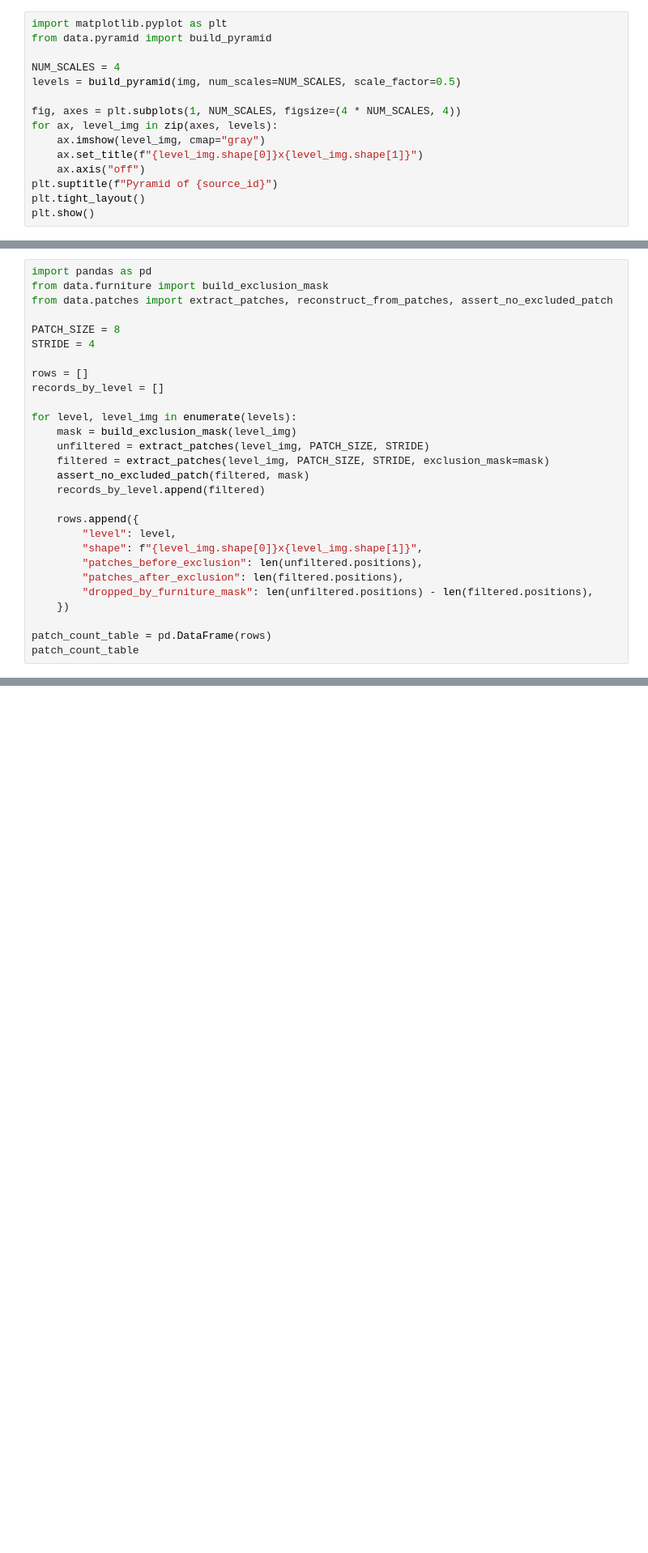
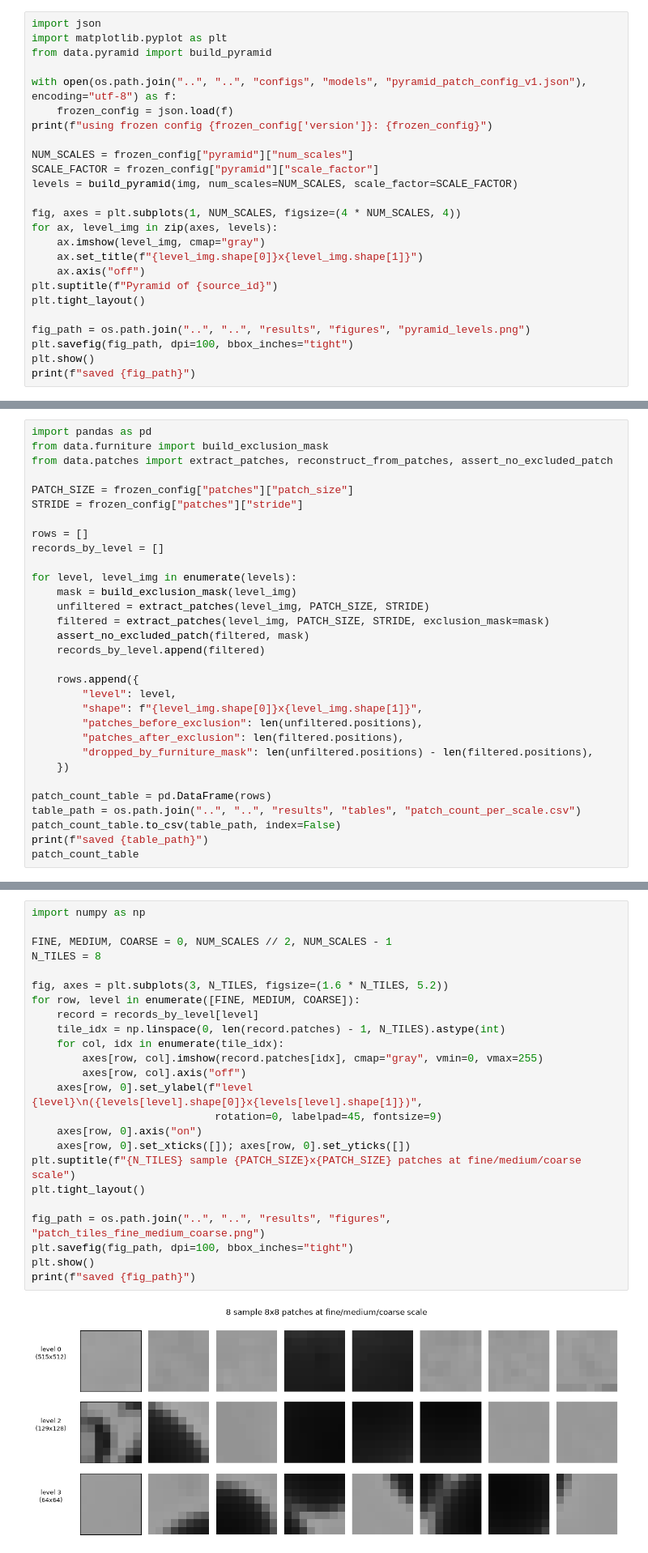
Before and after one commit to Chani-Pappenhaim/AMAT_4_Chana, a Jupyter notebook: notebooks/pipeline/multiscale_patch_pipeline.ipynb, the cells around one changed output, grey strips where cells are left out. Shown at 81% size. Cells and saved outputs as stored; diff of their text form; blank space fills up the shorter version.

```diff
--- a/notebooks/pipeline/multiscale_patch_pipeline.ipynb
+++ b/notebooks/pipeline/multiscale_patch_pipeline.ipynb
@@ -22,11 +22,17 @@ loaded 00655d9628, shape=(515, 512), dtype=uint8
 Defined by scale factors, not fixed pixel sizes, so it works on any of
 EMPS's 218 distinct canvas geometries.
 # %%
+import json
 import matplotlib.pyplot as plt
 from data.pyramid import build_pyramid
 
-NUM_SCALES = 4
-levels = build_pyramid(img, num_scales=NUM_SCALES, scale_factor=0.5)
+with open(os.path.join("..", "..", "configs", "models", "pyramid_patch_config_v1.json"), encoding="utf-8") as f:
+    frozen_config = json.load(f)
+print(f"using frozen config {frozen_config['version']}: {frozen_config}")
+
+NUM_SCALES = frozen_config["pyramid"]["num_scales"]
+SCALE_FACTOR = frozen_config["pyramid"]["scale_factor"]
+levels = build_pyramid(img, num_scales=NUM_SCALES, scale_factor=SCALE_FACTOR)
 
 fig, axes = plt.subplots(1, NUM_SCALES, figsize=(4 * NUM_SCALES, 4))
 for ax, level_img in zip(axes, levels):
@@ -35,5 +41,9 @@ for ax, level_img in zip(axes, levels):
     ax.axis("off")
 plt.suptitle(f"Pyramid of {source_id}")
 plt.tight_layout()
+
+fig_path = os.path.join("..", "..", "results", "figures", "pyramid_levels.png")
+plt.savefig(fig_path, dpi=100, bbox_inches="tight")
 plt.show()
+print(f"saved {fig_path}")
 # %% [output]
@@ -49,8 +61,8 @@ import pandas as pd
 from data.furniture import build_exclusion_mask
 from data.patches import extract_patches, reconstruct_from_patches, assert_no_excluded_patch
 
-PATCH_SIZE = 8
-STRIDE = 4
+PATCH_SIZE = frozen_config["patches"]["patch_size"]
+STRIDE = frozen_config["patches"]["stride"]
 
 rows = []
 records_by_level = []
@@ -71,5 +83,8 @@ for level, level_img in enumerate(levels):
     })
 
 patch_count_table = pd.DataFrame(rows)
+table_path = os.path.join("..", "..", "results", "tables", "patch_count_per_scale.csv")
+patch_count_table.to_csv(table_path, index=False)
+print(f"saved {table_path}")
 patch_count_table
 # %% [output]
@@ -80,0 +105,26 @@ patch_count_table
+# %%
+import numpy as np
+
+FINE, MEDIUM, COARSE = 0, NUM_SCALES // 2, NUM_SCALES - 1
+N_TILES = 8
+
+fig, axes = plt.subplots(3, N_TILES, figsize=(1.6 * N_TILES, 5.2))
+for row, level in enumerate([FINE, MEDIUM, COARSE]):
+    record = records_by_level[level]
+    tile_idx = np.linspace(0, len(record.patches) - 1, N_TILES).astype(int)
+    for col, idx in enumerate(tile_idx):
+        axes[row, col].imshow(record.patches[idx], cmap="gray", vmin=0, vmax=255)
+        axes[row, col].axis("off")
+    axes[row, 0].set_ylabel(f"level {level}\n({levels[level].shape[0]}x{levels[level].shape[1]})",
+                             rotation=0, labelpad=45, fontsize=9)
+    axes[row, 0].axis("on")
+    axes[row, 0].set_xticks([]); axes[row, 0].set_yticks([])
+plt.suptitle(f"{N_TILES} sample {PATCH_SIZE}x{PATCH_SIZE} patches at fine/medium/coarse scale")
+plt.tight_layout()
+
+fig_path = os.path.join("..", "..", "results", "figures", "patch_tiles_fine_medium_coarse.png")
+plt.savefig(fig_path, dpi=100, bbox_inches="tight")
+plt.show()
+print(f"saved {fig_path}")
+# %% [output]
+[figure, added]
```
Also changed, not shown: parts of 4 cells of this notebook, 24 other files.
